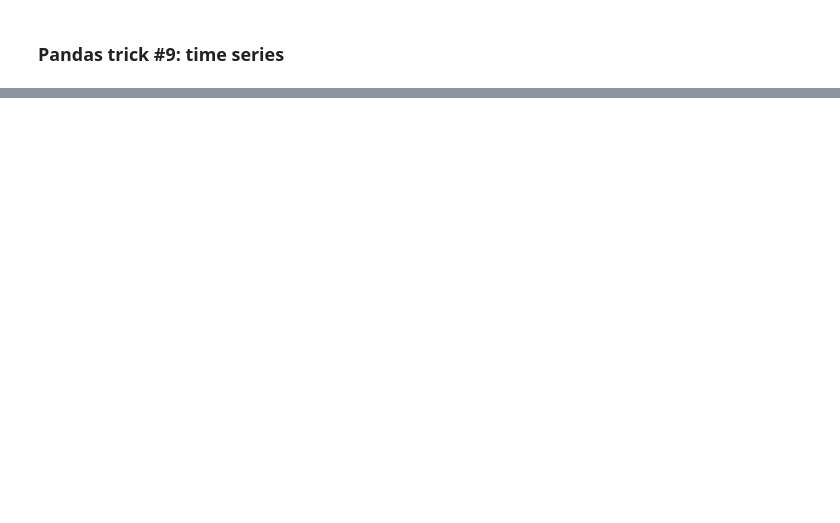
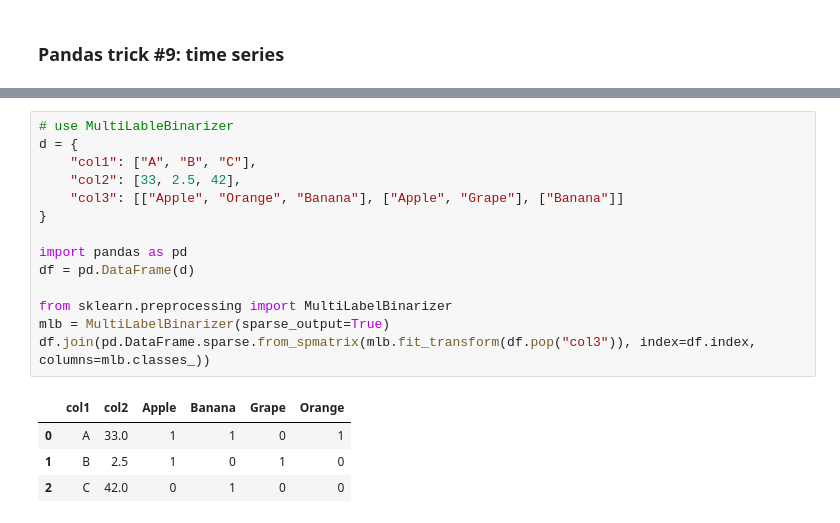
Before and after one commit to hmzhan/python-tricks, a Jupyter notebook: pandas-tricks.ipynb, the cells around one changed output, grey strips where cells are left out. Cells and saved outputs as stored; diff of their text form; blank space fills up the shorter version.

```diff
--- a/pandas-tricks.ipynb
+++ b/pandas-tricks.ipynb
@@ -264,0 +545,19 @@ d
+# %%
+# use MultiLableBinarizer
+d = {
+    "col1": ["A", "B", "C"],
+    "col2": [33, 2.5, 42],
+    "col3": [["Apple", "Orange", "Banana"], ["Apple", "Grape"], ["Banana"]]
+}
+
+import pandas as pd
+df = pd.DataFrame(d)
+
+from sklearn.preprocessing import MultiLabelBinarizer
+mlb = MultiLabelBinarizer(sparse_output=True)
+df.join(pd.DataFrame.sparse.from_spmatrix(mlb.fit_transform(df.pop("col3")), index=df.index, columns=mlb.classes_))
+# %% [output]
+|  | col1 | col2 | Apple | Banana | Grape | Orange |
+| 0 | A | 33.0 | 1 | 1 | 0 | 1 |
+| 1 | B | 2.5 | 1 | 0 | 1 | 0 |
+| 2 | C | 42.0 | 0 | 1 | 0 | 0 |
```
Also changed, not shown: parts of 26 cells of this notebook.
